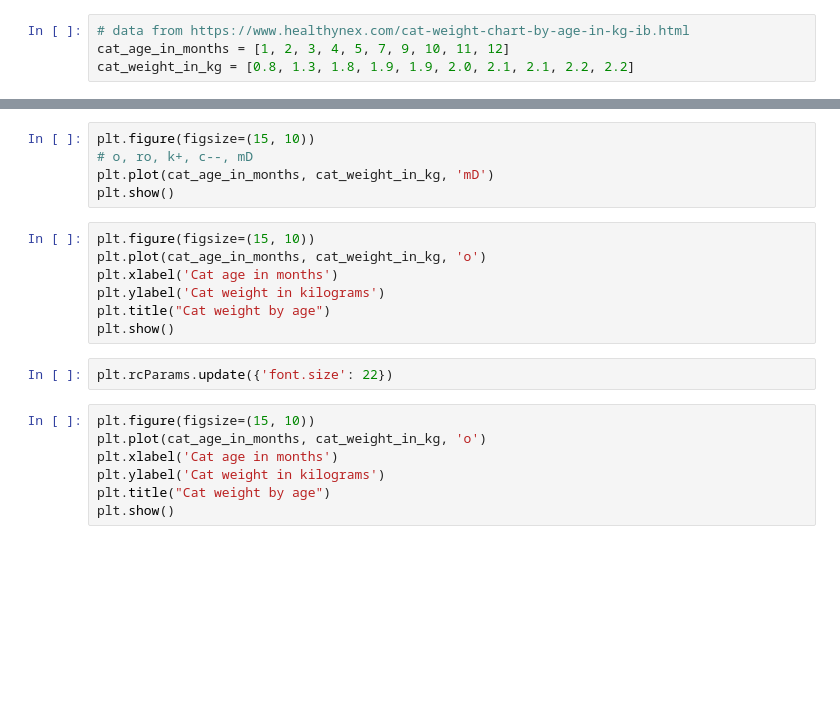
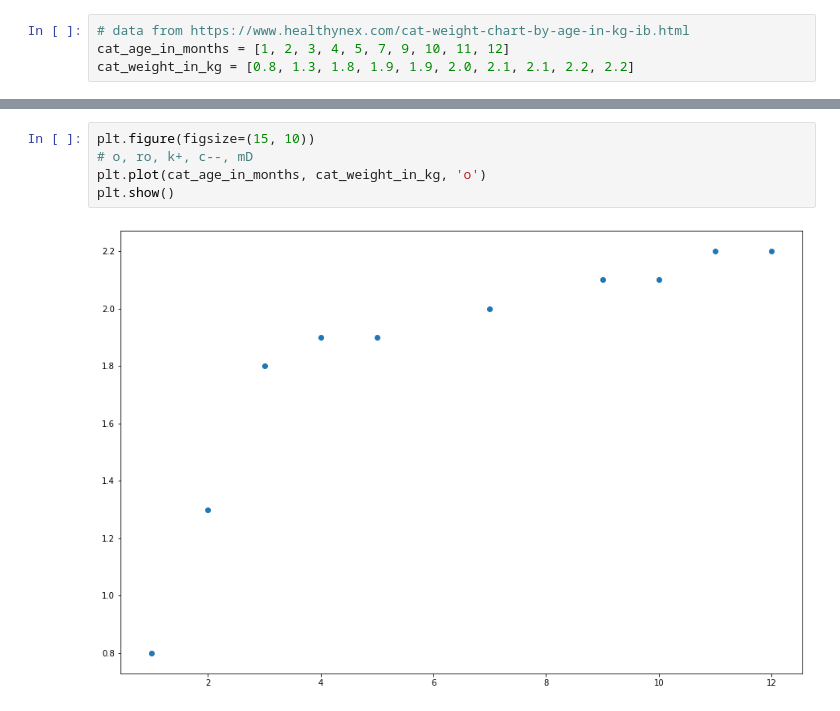
Before and after one commit to Magiduck/matplotlib_workshop, a Jupyter notebook: matplotlib_workshop.ipynb, the cells around one changed output, grey strips where cells are left out. Cells and saved outputs as stored; diff of their text form; blank space fills up the shorter version.

```diff
--- a/matplotlib_workshop.ipynb
+++ b/matplotlib_workshop.ipynb
@@ -31,21 +35,7 @@ plt.show()
 # %%
 plt.figure(figsize=(15, 10))
 # o, ro, k+, c--, mD
-plt.plot(cat_age_in_months, cat_weight_in_kg, 'mD')
+plt.plot(cat_age_in_months, cat_weight_in_kg, 'o')
 plt.show()
+# %% [output]
+[figure, added]
-# %%
-plt.figure(figsize=(15, 10))
-plt.plot(cat_age_in_months, cat_weight_in_kg, 'o')
-plt.xlabel('Cat age in months')
-plt.ylabel('Cat weight in kilograms')
-plt.title("Cat weight by age")
-plt.show()
-# %%
-plt.rcParams.update({'font.size': 22})
-# %%
-plt.figure(figsize=(15, 10))
-plt.plot(cat_age_in_months, cat_weight_in_kg, 'o')
-plt.xlabel('Cat age in months')
-plt.ylabel('Cat weight in kilograms')
-plt.title("Cat weight by age")
-plt.show()
```
Also changed, not shown: parts of 13 cells of this notebook.
